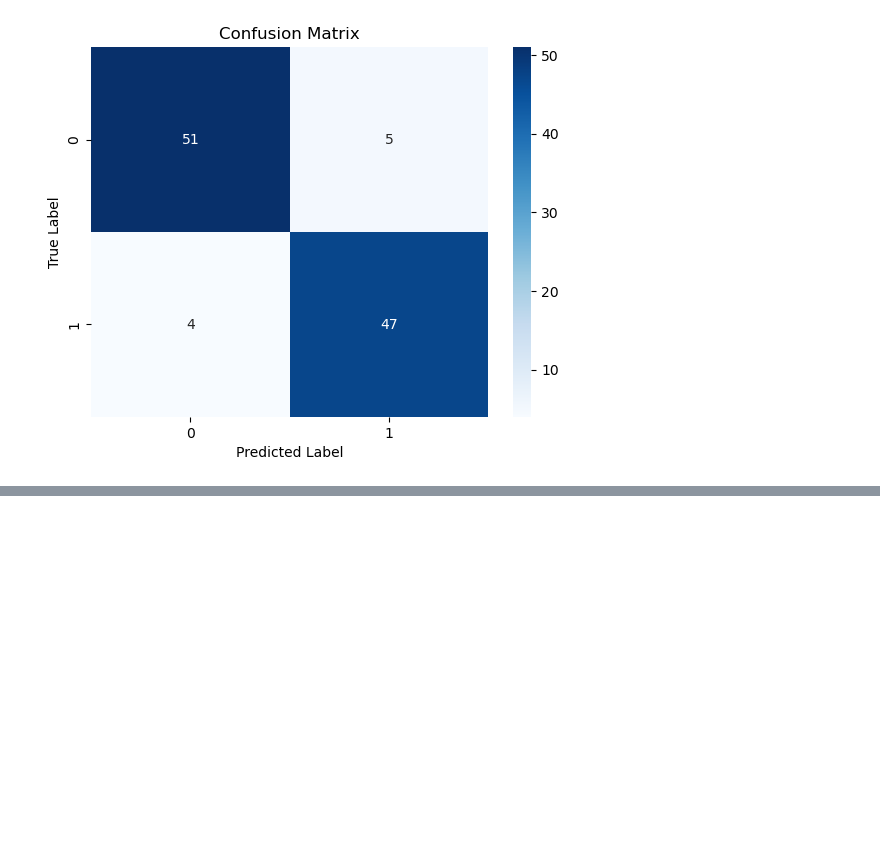
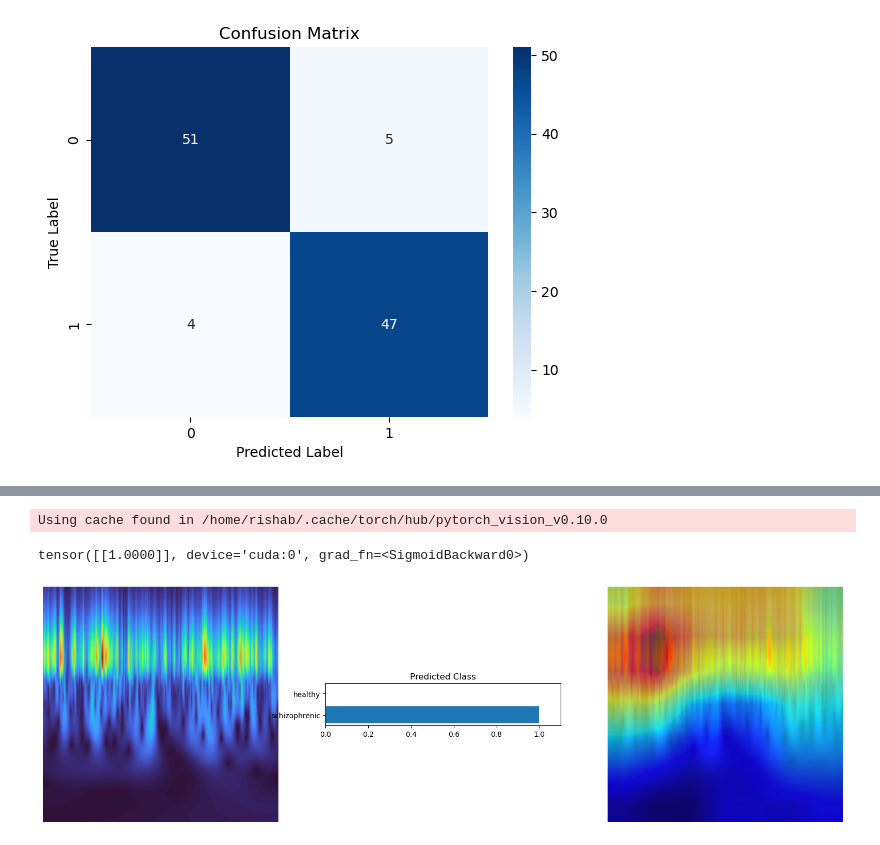
Before and after one commit to Rish-01/Schizo-xai, a Jupyter notebook: Schizo.ipynb, the cells around one changed output, grey strips where cells are left out. Drawn from its saved outputs; the diff is of its cells as text; code cells hidden in the pictures; blank space fills up the shorter version.

Commit message:
Plot GradCAM samples

```diff
--- a/Schizo.ipynb
+++ b/Schizo.ipynb
@@ -368,7 +386,7 @@ def plot_heatmap(denorm_image, pred, heatmap):
     ax2.set_xlim(0, 1.1)
 
     ax3.imshow(denorm_image)
-    ax3.imshow(heatmap, cmap='magma', alpha=0.7)
+    ax3.imshow(heatmap, cmap='jet', alpha=0.7)
     ax3.axis('off')
 # %%
 model = resnet(num_classes=1).to(device)
@@ -395,34 +414,37 @@ Using cache found in /home/rishab/.cache/torch/hub/pytorch_vision_v0.10.0
 from PIL import Image
 
 # Open an image file
-image_path = "./image_dir_no_axis/schizophrenic/Cz_s09 17.png"
+image_path = "./image_dir_no_axis/schizophrenic/O2_s11 4.png"
 img = Image.open(image_path)
 
 preprocess = transforms.Compose([
     transforms.Resize((224, 224)),
     transforms.ToTensor(),
     transforms.Normalize((0.5, 0.5, 0.5), (0.5, 0.5, 0.5))
 ])
 
 img = img.convert('RGB')
 img = preprocess(img)
 
 denorm_image = img.permute(1, 2, 0) * np.array((0.5, 0.5, 0.5)) + np.array((0.5, 0.5, 0.5))
 
 model = resnet(num_classes=1).to(device)
 
 model_num = 20
 checkpoint_path = "./model_checkpoints/"
 
 # Load model weights
 checkpoint = torch.load(f'{checkpoint_path}/resnet-finetune-adam-epoch_{model_num}')
 model.load_state_dict(checkpoint['model_state_dict'])
 
 img = img.unsqueeze(0).to(device)
 
 model.eval()
 pred = model(img)
 print(pred)
-print(label)
 heatmap = get_gradcam(model, img, pred, size=224)
 plot_heatmap(denorm_image.cpu(), pred, heatmap)
+# %% [output]
+Using cache found in /home/rishab/.cache/torch/hub/pytorch_vision_v0.10.0
+tensor([[1.0000]], device='cuda:0', grad_fn=<SigmoidBackward0>)
+[figure, added]
```
Also changed, not shown: parts of 4 cells of this notebook.
